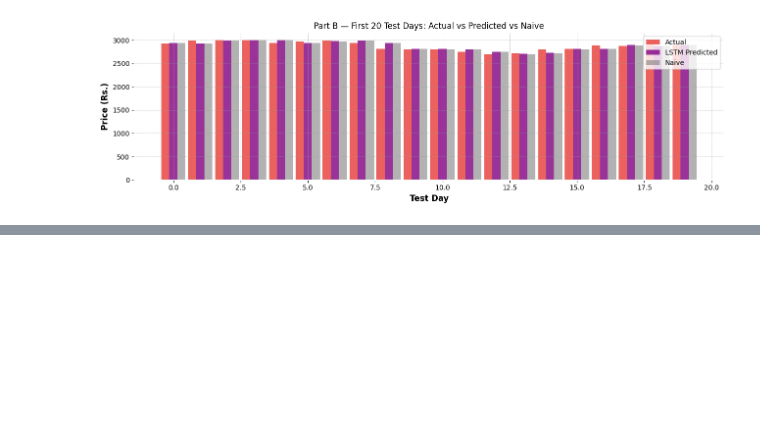
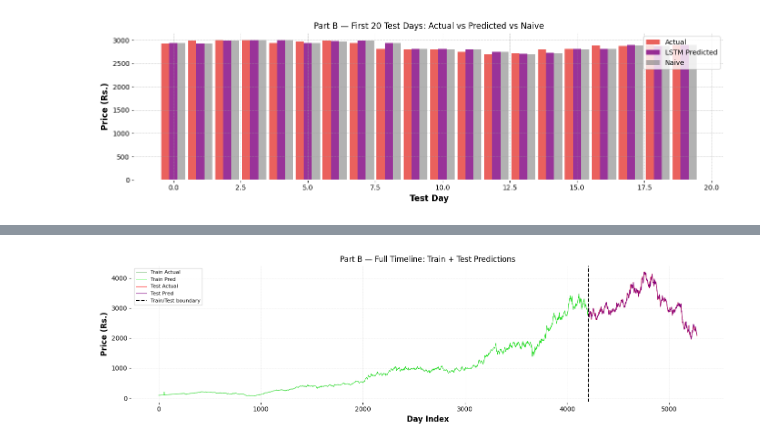
Before and after one commit to rishika790/AI-PORTFOLIO, a Jupyter notebook: DL_GRU_OHLCV_vs_Indicators.ipynb, the cells around one changed output, grey strips where cells are left out. Drawn from its saved outputs; the diff is of its cells as text; code cells hidden in the pictures; blank space fills up the shorter version.

Commit message:
code: cell 66 — y_tr_pred_ret_B_sc = gru_B.predict(X_B_tr_seq).flatten()

```diff
--- a/DL_GRU_OHLCV_vs_Indicators.ipynb
+++ b/DL_GRU_OHLCV_vs_Indicators.ipynb
@@ -911,3 +911,19 @@ plt.xlabel('Test Day'); plt.ylabel('Price (Rs.)')
 plt.legend(); plt.tight_layout(); plt.show()
 # %% [output]
 [figure]
+# %%
+y_tr_pred_ret_B_sc = gru_B.predict(X_B_tr_seq).flatten()
+y_tr_pred_ret_B    = scaler_yB.inverse_transform(y_tr_pred_ret_B_sc.reshape(-1,1)).flatten()
+y_tr_pred_B  = close_B_train[LOOK_BACK:] * (1 + y_tr_pred_ret_B)
+y_tr_act_B   = next_B_train[LOOK_BACK:]
+
+plt.figure(figsize=(14, 4))
+plt.plot(range(len(y_tr_act_B)), y_tr_act_B,  color='green',  lw=0.6, alpha=0.7, label='Train Actual')
+plt.plot(range(len(y_tr_act_B)), y_tr_pred_B, color='lime',   lw=0.6, alpha=0.7, label='Train Pred')
+plt.plot(range(len(y_tr_act_B), len(y_tr_act_B)+len(y_actual_B)), y_actual_B, color='red',    lw=0.8, label='Test Actual')
+plt.plot(range(len(y_tr_act_B), len(y_tr_act_B)+len(y_pred_B)),   y_pred_B,   color='purple', lw=0.8, label='Test Pred')
+plt.axvline(len(y_tr_act_B), color='black', lw=1.5, linestyle='--', label='Train/Test boundary')
+plt.title('Part B — Full Timeline: Train + Test Predictions')
+plt.xlabel('Day Index'); plt.ylabel('Price (Rs.)')
+plt.legend(fontsize=8); plt.grid(True, alpha=0.3); plt.tight_layout(); plt.show()
+# %% [output]
@@ -913,0 +931 @@ plt.legend(); plt.tight_layout(); plt.show()
+[figure, added]
```
Also changed, not shown: parts of 1 cell of this notebook.
